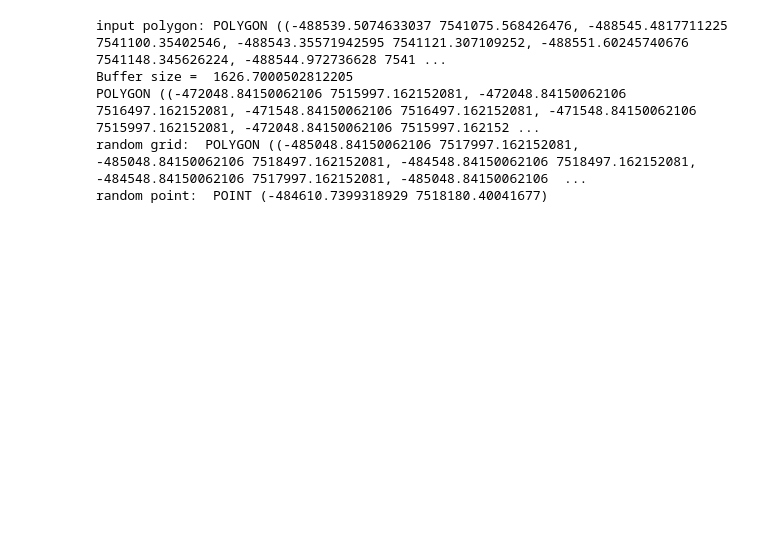
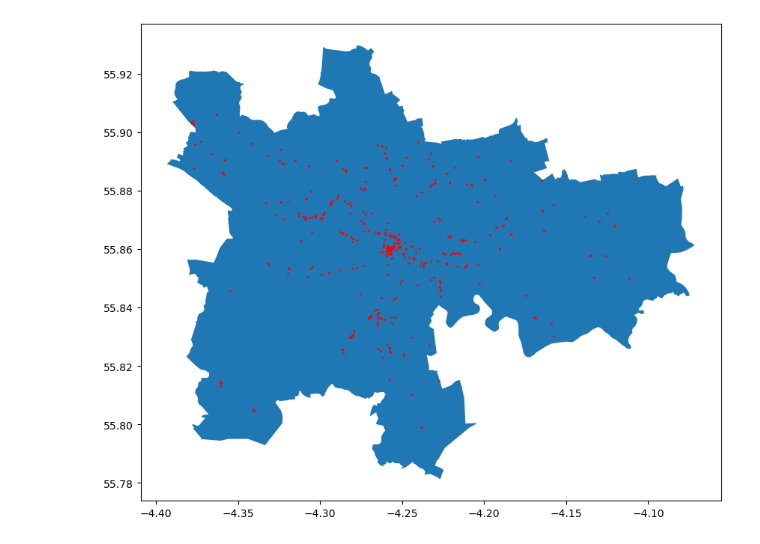
Before and after one commit to paddeaux/radian, a Jupyter notebook: raster_grid.ipynb, the cells around one changed output. Saved outputs shown, nothing was run; the diff lists cells and outputs as text; code cells hidden in the pictures; blank space fills up the shorter version.

```diff
--- a/raster_grid.ipynb
+++ b/raster_grid.ipynb
@@ -226,37 +227,18 @@ Total area points: 3000
-# %%
-poly_test = create_raster_grid('scenarios/glasgow/2579.geojson', 0.5)
-
-def multipolygon_cdf(multipolys):
-    multi_lengths = [len(multi_poly.geoms) for multi_poly in multipolys['geometry']]
-    total_length = sum(multi_lengths)
-    cdf = []
-    for i, multipoly in enumerate(multipolys['geometry']):
-        if i > 0:
-            last_value = cdf[i-1]
-        else:
-            last_value = 0
-        cdf.append(last_value + (len(multipoly.geoms) / total_length))
-
-    return cdf
-
-def random_multipoly(multipolys):
-    cum_dist = multipolygon_cdf(multipolys)
-    rand = random.random()
-    index = cum_dist.index(next(x for x in cum_dist if x > rand), 0)
-    return multipolys.iloc[index]
-
-test_multi = random_multipoly(poly_test)
-print(test_multi['geometry'].geoms[0])
-
-
-current_grid = test_multi['geometry'].geoms[random.randint(0, len(test_multi['geometry'].geoms))]
-current_point = uniform_point_in_polygon(current_grid)
-
-print("random grid: ", current_grid)
-print("random point: ", current_point)
-# %% [output]
-input polygon: POLYGON ((-488539.5074633037 7541075.568426476, -488545.4817711225 7541100.35402546, -488543.35571942595 7541121.307109252, -488551.60245740676 7541148.345626224, -488544.972736628 7541 ...
-Buffer size =  1626.7000502812205
-POLYGON ((-472048.84150062106 7515997.162152081, -472048.84150062106 7516497.162152081, -471548.84150062106 7516497.162152081, -471548.84150062106 7515997.162152081, -472048.84150062106 7515997.162152 ...
-random grid:  POLYGON ((-485048.84150062106 7517997.162152081, -485048.84150062106 7518497.162152081, -484548.84150062106 7518497.162152081, -484548.84150062106 7517997.162152081, -485048.84150062106  ...
-random point:  POINT (-484610.7399318929 7518180.40041677)
+# %%
+osm_data = gpd.read_file('scenarios/glasgow/OSM_FastFood_Glasgow_boundingbox.geojson').iloc[:, 94]
+# some locations are stored as polygons describing the buildings
+# we will simply them down to points (centroids)
+osm_points = [geom.centroid if geom.geom_type == 'Polygon' else geom for geom in osm_data]
+osm_points = gpd.GeoDataFrame(pd.DataFrame(osm_points, columns=['geometry']), geometry='geometry', crs=4326)
+glasgow_bounds = gpd.read_file('scenarios/Glasgow/2579.geojson')
+
+osm_points = osm_points.sjoin(glasgow_bounds, predicate='within')
+
+fig, ax = plt.subplots(figsize=(10,15))
+
+glasgow_bounds.plot(ax=ax)
+osm_points.plot(ax=ax, color='red', markersize=1)
+
+osm_points.to_file('scenarios/Glasgow/geojson/osm_fastfood_glasgow.geojson')
+# %% [output]
+[figure, added]
```
Also changed, not shown: parts of 1 cell of this notebook, 9 other files.
